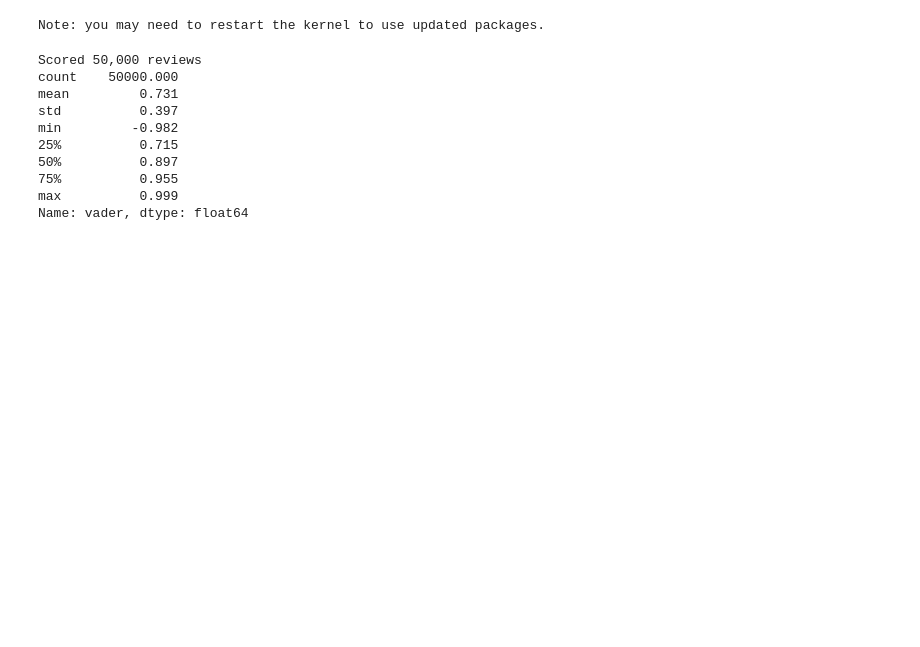
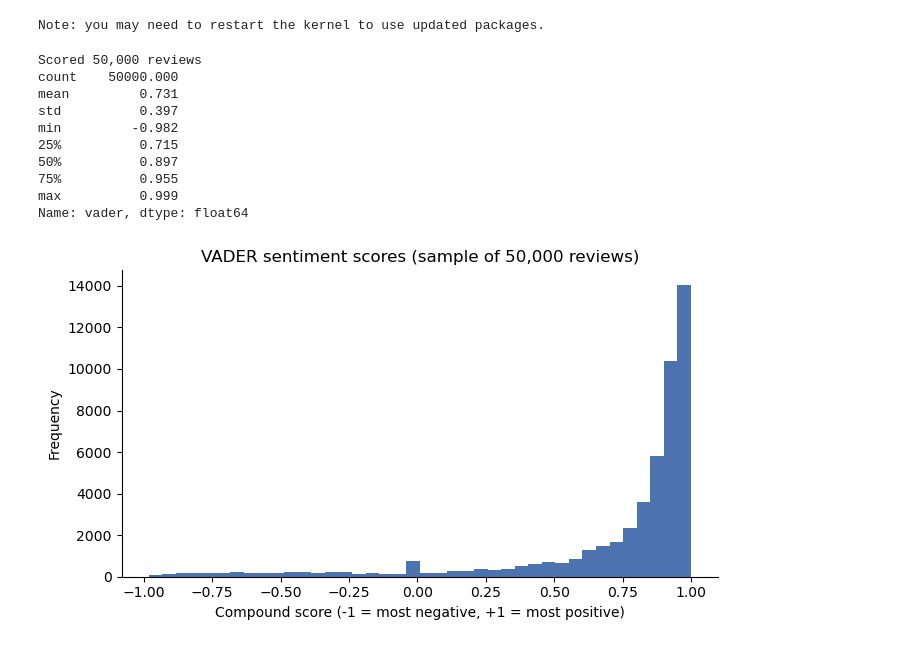
Before and after one commit to Neha-Ko/CDA-Course-Project, a Jupyter notebook: Notebooks/3_Text_Mining.ipynb, the cells around one changed output. Drawn from its saved outputs; the diff is of its cells as text; code cells hidden in the pictures; blank space fills up the shorter version.

```diff
--- a/Notebooks/3_Text_Mining.ipynb
+++ b/Notebooks/3_Text_Mining.ipynb
@@ -292,3 +296,13 @@ min         -0.982
 75%          0.955
 max          0.999
 Name: vader, dtype: float64
+# %%
+# Plot the distribution of VADER compound scores
+ax = sent["vader"].plot(kind="hist", bins=40, color="#4C72B0", figsize=(7, 4))
+ax.set_title("VADER sentiment scores (sample of 50,000 reviews)")
+ax.set_xlabel("Compound score (-1 = most negative, +1 = most positive)")
+ax.spines[["top", "right"]].set_visible(False)
+plt.tight_layout()
+plt.show()
+# %% [output]
+[figure, added]
```
Also changed, not shown: parts of 4 cells of this notebook.
